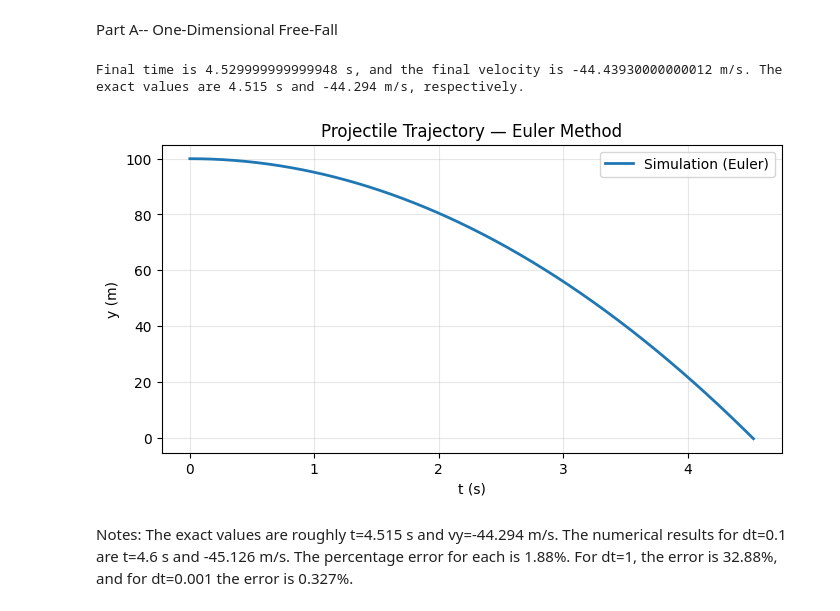
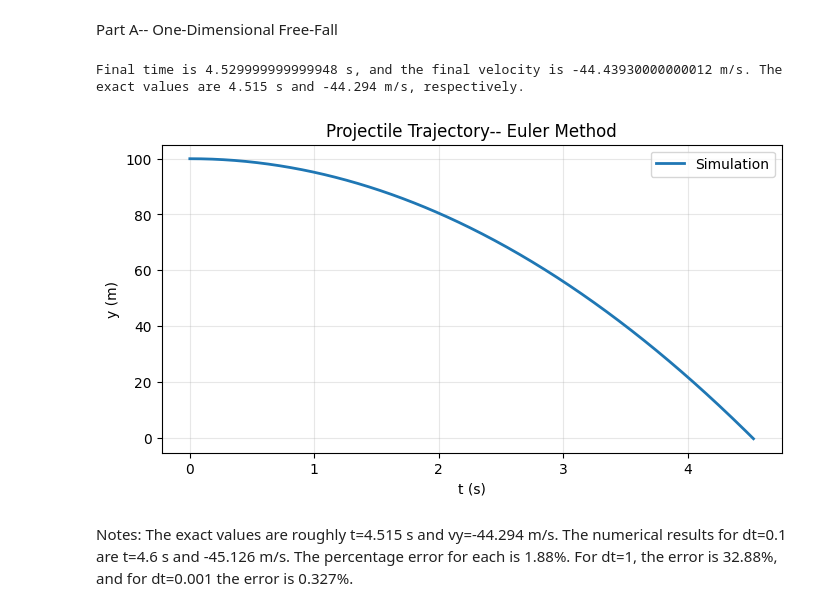
Before and after one commit to barnol-lee/phys311, a Jupyter notebook: Labs/Lab01/lab01_projectile.ipynb, the cells around one changed output. Cells and saved outputs as stored; diff of their text form; code cells hidden in the pictures.

```diff
--- a/Labs/Lab01/lab01_projectile.ipynb
+++ b/Labs/Lab01/lab01_projectile.ipynb
@@ -7,36 +7,36 @@ import numpy as np
 import matplotlib.pyplot as plt
 
 def simulate_freefall(h,dt,g=9.81):
     y, vy=h,0
     t=0.0
 
     t_arr, y_arr, vy_arr=[t],[y],[vy]
 
     while y>=0:
         ay=-g
         y=y+vy*dt
         vy=vy+ay*dt
         t=t+dt
 
         t_arr.append(t)
         y_arr.append(y)
         vy_arr.append(vy)
     return t_arr,y_arr,vy_arr
 
 t,y,vy=simulate_freefall(100,0.01,g=9.81)
 print(f'Final time is {t[-1]} s, and the final velocity is {vy[-1]} m/s. The exact values are 4.515 s and -44.294 m/s, respectively.')
 
 plt.figure(figsize=(8, 4))
-plt.plot(t, y, linewidth=2, label='Simulation (Euler)')
+plt.plot(t, y, linewidth=2, label='Simulation')
 plt.xlabel('t (s)')
 plt.ylabel('y (m)')
-plt.title('Projectile Trajectory — Euler Method')
+plt.title('Projectile Trajectory-- Euler Method')
 plt.grid(True, alpha=0.3)
 plt.legend()
 plt.show()
 # %% [output]
 Final time is 4.529999999999948 s, and the final velocity is -44.43930000000012 m/s. The exact values are 4.515 s and -44.294 m/s, respectively.
-[figure, old version]
+[figure, new version]
 # %% [markdown]
 Notes: The exact values are roughly t=4.515 s and vy=-44.294 m/s. The numerical results for dt=0.1 are
 t=4.6 s and -45.126 m/s. The percentage error for each is 1.88%. For dt=1, the error is 32.88%, and for dt=0.001 the error is 0.327%.
```
Also changed, not shown: parts of 2 cells of this notebook.
